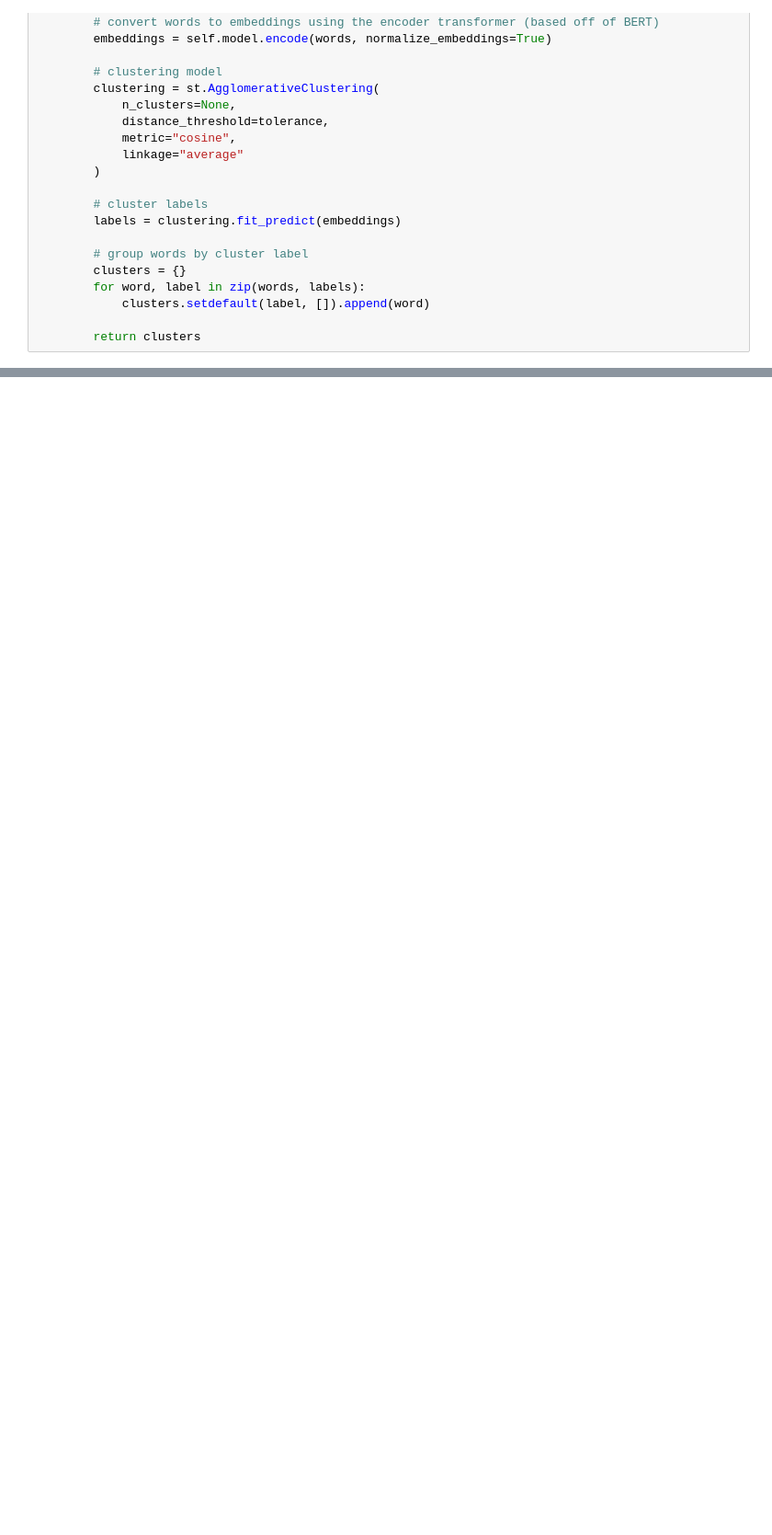
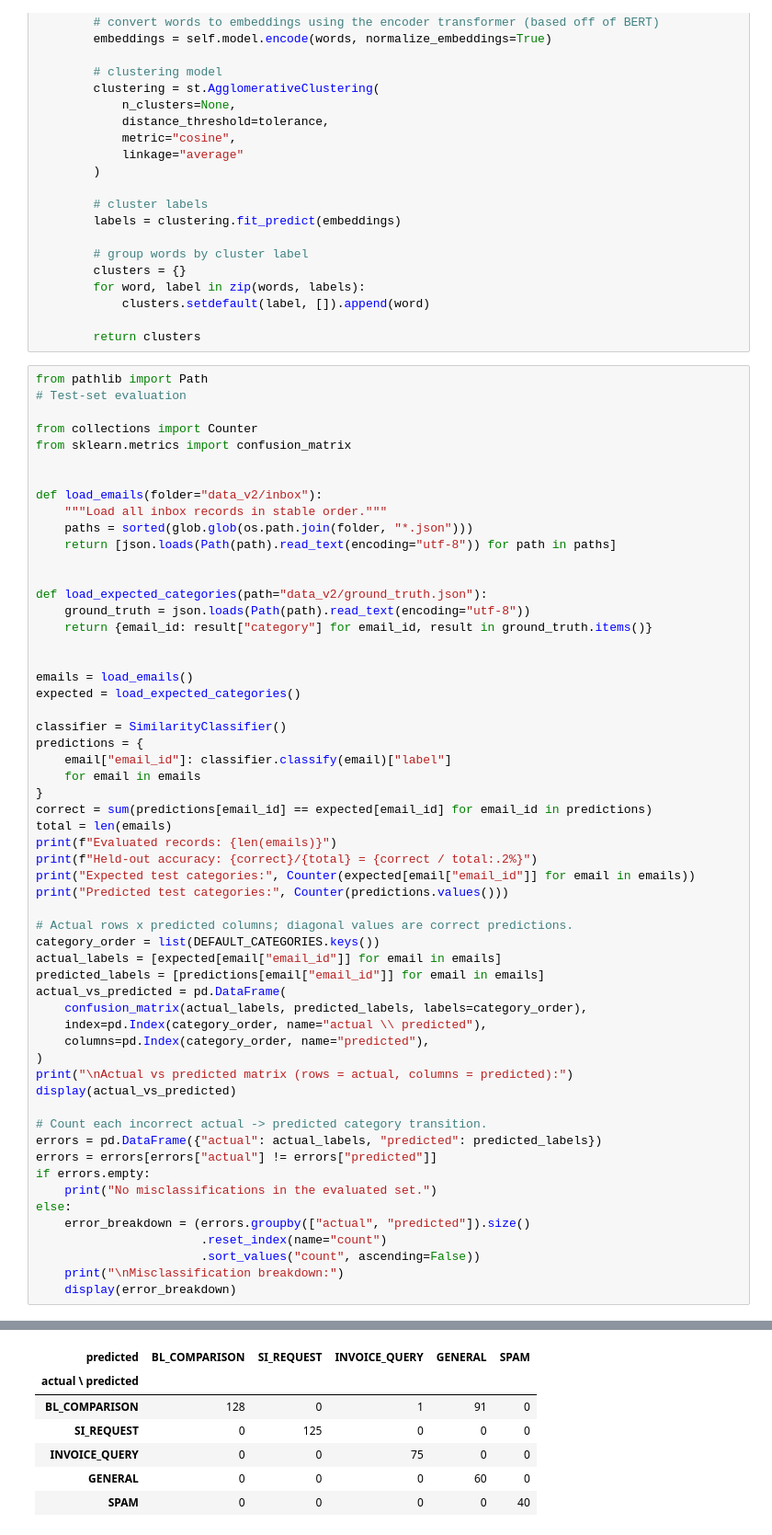
Before and after one commit to SGTK06/dareDEVils-AverisXMonash-Hackathon, a Jupyter notebook: averis_mail_processing_pipeline.ipynb, the cells around one changed output, grey strips where cells are left out. Shown at 92% size. Drawn from its saved outputs; the diff is of its cells as text; blank space fills up the shorter version.

```diff
--- a/averis_mail_processing_pipeline.ipynb
+++ b/averis_mail_processing_pipeline.ipynb
@@ -412,3 +412,61 @@ class SemanticMatchingEngine:
             clusters.setdefault(label, []).append(word)
 
         return clusters
+# %%
+from pathlib import Path
+# Test-set evaluation
+
+from collections import Counter
+from sklearn.metrics import confusion_matrix
+
+
+def load_emails(folder="data_v2/inbox"):
+    """Load all inbox records in stable order."""
+    paths = sorted(glob.glob(os.path.join(folder, "*.json")))
+    return [json.loads(Path(path).read_text(encoding="utf-8")) for path in paths]
+
+
+def load_expected_categories(path="data_v2/ground_truth.json"):
+    ground_truth = json.loads(Path(path).read_text(encoding="utf-8"))
+    return {email_id: result["category"] for email_id, result in ground_truth.items()}
+
+
+emails = load_emails()
+expected = load_expected_categories()
+
+classifier = SimilarityClassifier()
+predictions = {
+    email["email_id"]: classifier.classify(email)["label"]
+    for email in emails
+}
+correct = sum(predictions[email_id] == expected[email_id] for email_id in predictions)
+total = len(emails)
+print(f"Evaluated records: {len(emails)}")
+print(f"Held-out accuracy: {correct}/{total} = {correct / total:.2%}")
+print("Expected test categories:", Counter(expected[email["email_id"]] for email in emails))
+print("Predicted test categories:", Counter(predictions.values()))
+
+# Actual rows x predicted columns; diagonal values are correct predictions.
+category_order = list(DEFAULT_CATEGORIES.keys())
+actual_labels = [expected[email["email_id"]] for email in emails]
+predicted_labels = [predictions[email["email_id"]] for email in emails]
+actual_vs_predicted = pd.DataFrame(
+    confusion_matrix(actual_labels, predicted_labels, labels=category_order),
+    index=pd.Index(category_order, name="actual \\ predicted"),
+    columns=pd.Index(category_order, name="predicted"),
+)
+print("\nActual vs predicted matrix (rows = actual, columns = predicted):")
+display(actual_vs_predicted)
+
+# Count each incorrect actual -> predicted category transition.
+errors = pd.DataFrame({"actual": actual_labels, "predicted": predicted_labels})
+errors = errors[errors["actual"] != errors["predicted"]]
+if errors.empty:
+    print("No misclassifications in the evaluated set.")
+else:
+    error_breakdown = (errors.groupby(["actual", "predicted"]).size()
+                       .reset_index(name="count")
+                       .sort_values("count", ascending=False))
+    print("\nMisclassification breakdown:")
+    display(error_breakdown)
+# %% [output]
@@ -414,0 +479,7 @@ class SemanticMatchingEngine:
+| predicted | BL_COMPARISON | SI_REQUEST | INVOICE_QUERY | GENERAL | SPAM |
+| actual \ predicted |  |  |  |  |  |
+| BL_COMPARISON | 128 | 0 | 1 | 91 | 0 |
+| SI_REQUEST | 0 | 125 | 0 | 0 | 0 |
+| INVOICE_QUERY | 0 | 0 | 75 | 0 | 0 |
+| GENERAL | 0 | 0 | 0 | 60 | 0 |
+| SPAM | 0 | 0 | 0 | 0 | 40 |
```
Also changed, not shown: parts of 3 cells of this notebook, 2 other files.
